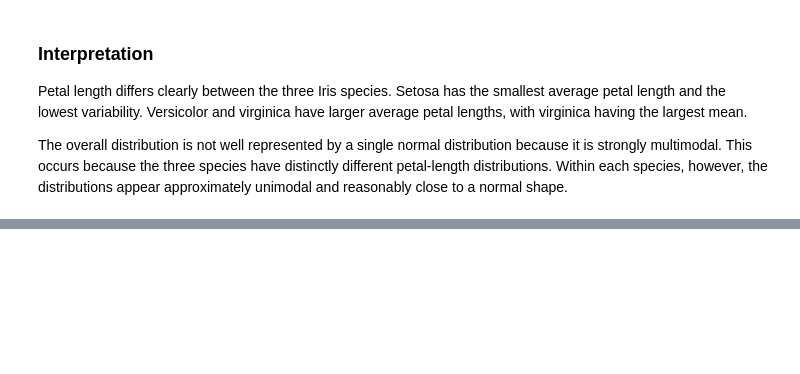
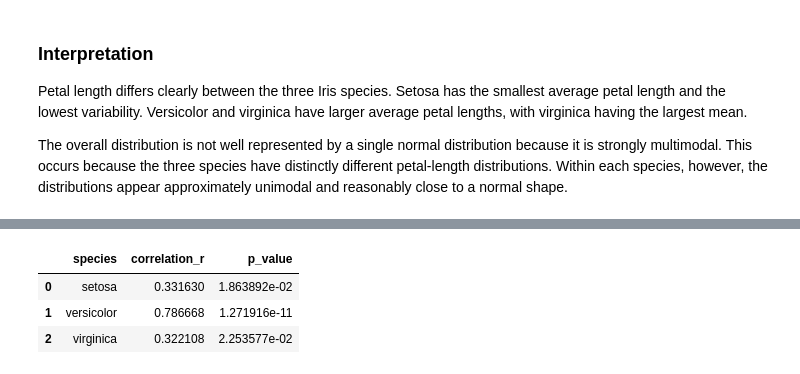
Before and after one commit to Nebulosa-max/applied-statistics-sophia, a Jupyter notebook: problems.ipynb, the cells around one changed output, grey strips where cells are left out. Drawn from its saved outputs; the diff is of its cells as text; code cells hidden in the pictures; blank space fills up the shorter version.

```diff
--- a/problems.ipynb
+++ b/problems.ipynb
@@ -140,0 +221,26 @@ The overall distribution is not well represented by a single normal distribution
+# %%
+# Pearson correlation for each Iris species
+species_results = []
+
+for species in iris.target_names:
+    species_data = df[df["species"] == species]
+
+    correlation, p_value = stats.pearsonr(
+        species_data["petal_length"],
+        species_data["petal_width"]
+    )
+
+    species_results.append({
+        "species": species,
+        "correlation_r": correlation,
+        "p_value": p_value
+    })
+
+correlation_table = pd.DataFrame(species_results)
+
+correlation_table
+# %% [output]
+|  | species | correlation_r | p_value |
+| 0 | setosa | 0.331630 | 1.863892e-02 |
+| 1 | versicolor | 0.786668 | 1.271916e-11 |
+| 2 | virginica | 0.322108 | 2.253577e-02 |
```
Also changed, not shown: parts of 6 cells of this notebook.
